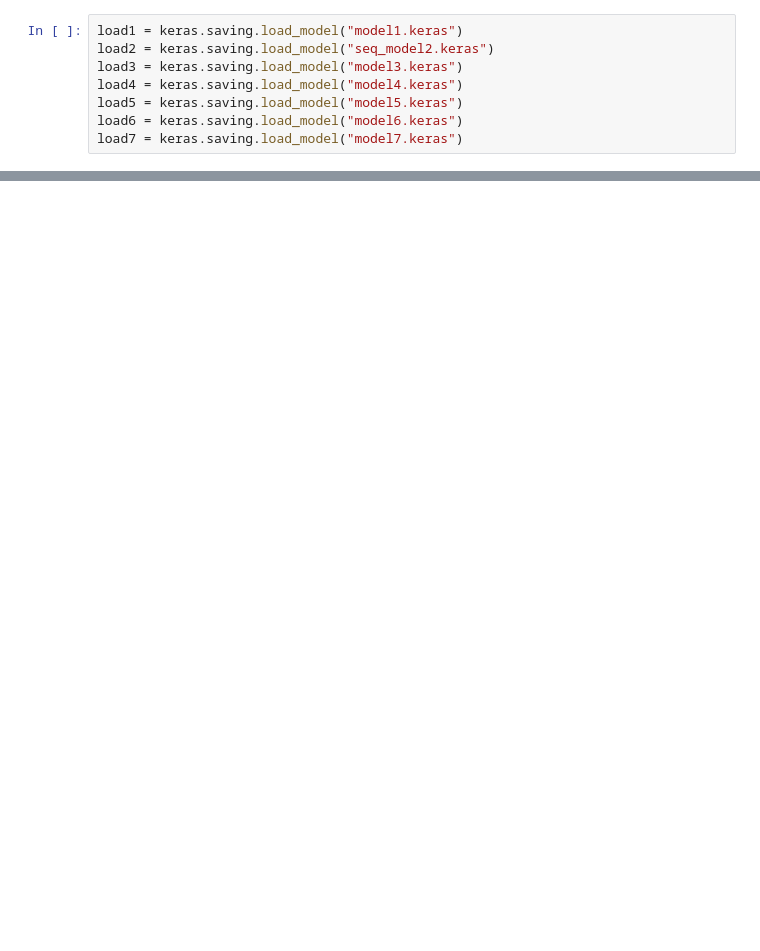
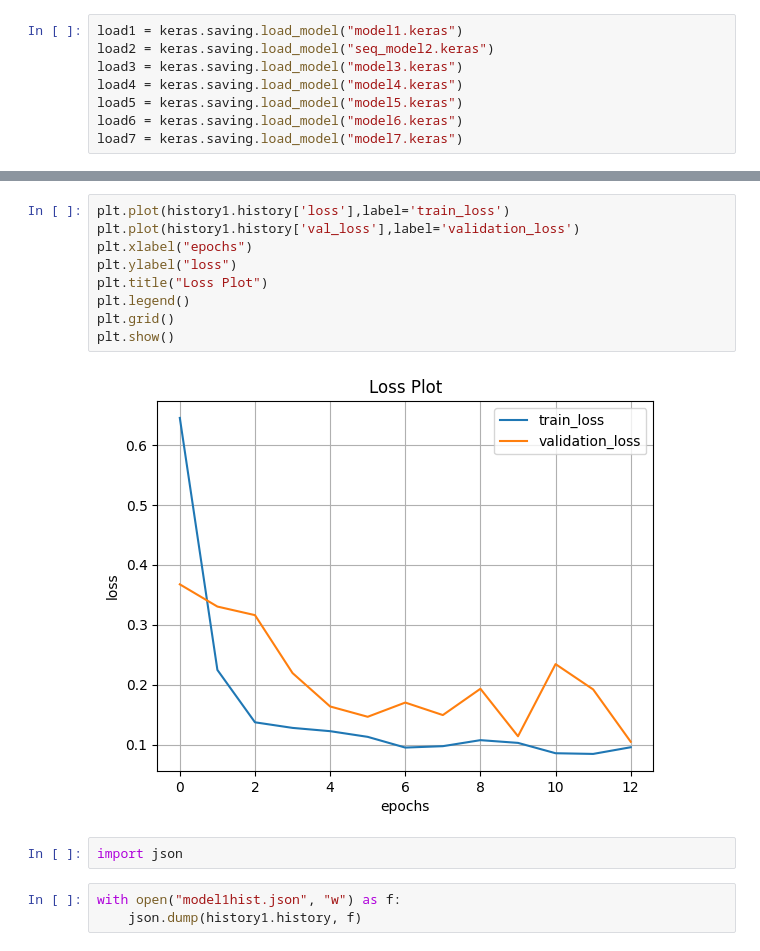
Before and after one commit to kabilraya/accessoriesclassify, a Jupyter notebook: accessories.ipynb, the cells around one changed output, grey strips where cells are left out. Saved outputs shown, nothing was run; the diff lists cells and outputs as text; blank space fills up the shorter version.

```diff
--- a/accessories.ipynb
+++ b/accessories.ipynb
@@ -1032,0 +1106,16 @@ Test Loss: 0.7823
+# %%
+plt.plot(history1.history['loss'],label='train_loss')
+plt.plot(history1.history['val_loss'],label='validation_loss')
+plt.xlabel("epochs")
+plt.ylabel("loss")
+plt.title("Loss Plot")
+plt.legend()
+plt.grid()
+plt.show()
+# %% [output]
+[figure, added]
+# %%
+import json
+# %%
+with open("model1hist.json", "w") as f:
+    json.dump(history1.history, f)
```
Also changed, not shown: parts of 61 cells of this notebook.
